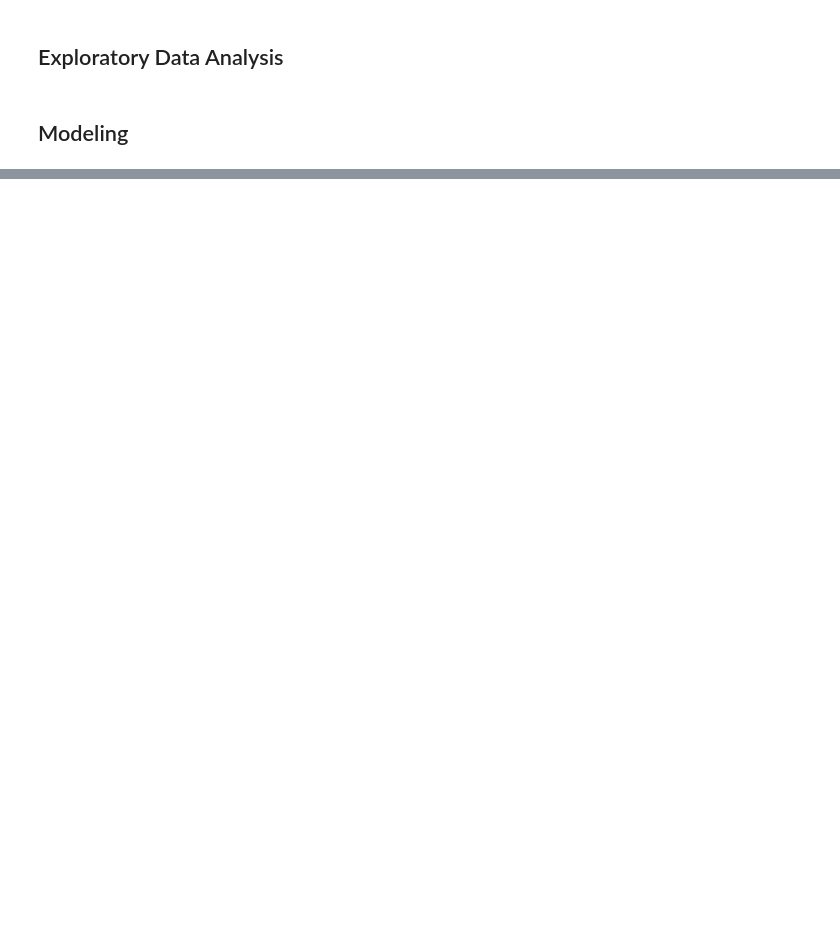
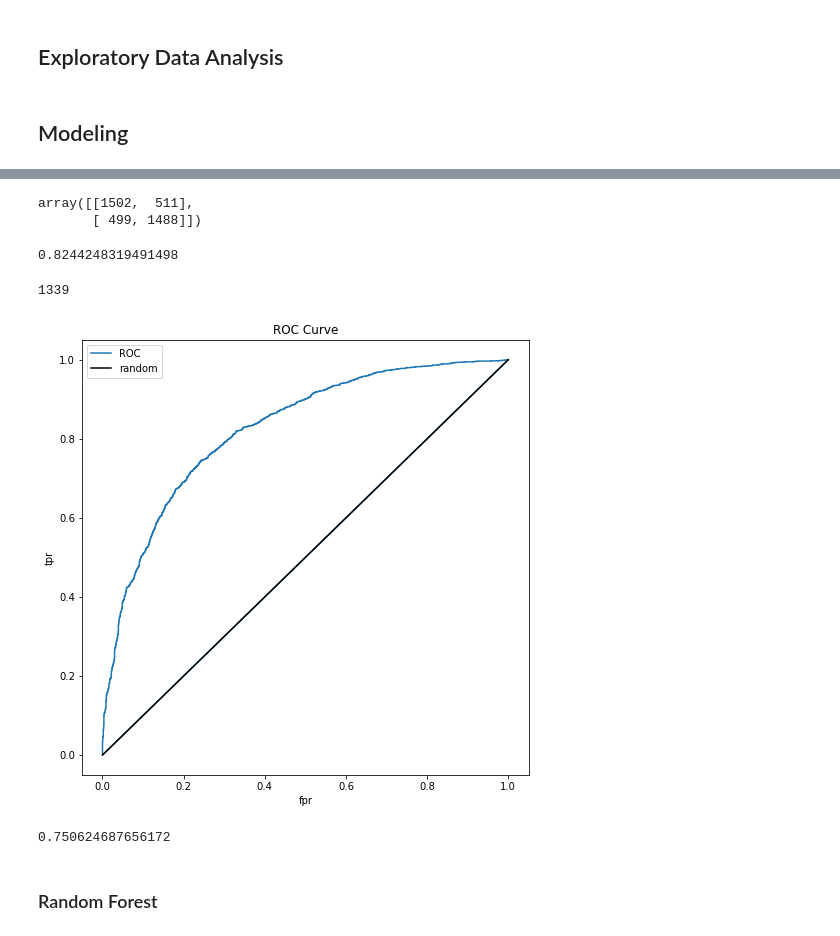
Before and after one commit to kelly-zhao/Predicting-Humor-in-Yelp-Reviews, a Jupyter notebook: reviews.ipynb, the cells around one changed output, grey strips where cells are left out. Drawn from its saved outputs; the diff is of its cells as text; code cells hidden in the pictures; blank space fills up the shorter version.

```diff
--- a/reviews.ipynb
+++ b/reviews.ipynb
@@ -206,0 +481,2 @@ K-folds
+# %%
+X_test_tfidf = tfidf.transform(X_test)
@@ -206,0 +494,11 @@ K-folds
+# %%
+# logistic regression
+
+from sklearn.linear_model import LogisticRegression, LogisticRegressionCV
+from sklearn.model_selection import GridSearchCV, cross_val_score, cross_val_predict
+from sklearn.metrics import accuracy_score
+
+model1 = LogisticRegression(random_state=0)
+model1.fit(X_train_tfidf, y_train)
+y_pred = model1.predict(X_test_tfidf)
+y_proba = model1.predict_proba(X_test_tfidf)[:,1]
@@ -206,0 +558,40 @@ K-folds
+# %%
+# Model Evaluation
+
+# ROC curve
+
+fpr, tpr, threshold = roc_curve(y_test, y_proba)
+roc_auc = auc(fpr, tpr)
+# %%
+# confusion matrix
+
+conf_mat = confusion_matrix(y_test, y_pred)
+conf_mat
+# true positive, false negative
+# false positive, true negative
+# %% [output]
+array([[1502,  511],
+       [ 499, 1488]])
+# %%
+roc_auc
+# %% [output]
+0.8244248319491498
+# %%
+len(fpr)
+# %% [output]
+1339
+# %%
+def plot_ROC(ax, fpr, tpr):
+    ax.plot([1]+list(fpr), [1]+list(tpr), label="ROC")
+    ax.plot([0,1],[0,1], 'k', label="random")
+    ax.set_xlabel('fpr')
+    ax.set_xlabel('fpr')
+    ax.set_ylabel('tpr')
+    ax.set_title('ROC Curve')
+    ax.legend()
+# %%
+fig, ax = plt.subplots(figsize = (8,8))
+
+plot_ROC(ax, fpr, tpr)
+# %% [output]
+[figure, added]
@@ -206,0 +615,6 @@ K-folds
+# %%
+conf_mat[0][0]/(conf_mat[0][0] + conf_mat[1][0]) # precision
+# %% [output]
+0.750624687656172
+# %% [markdown]
+### Random Forest ###
```
Also changed, not shown: parts of 75 cells of this notebook.
